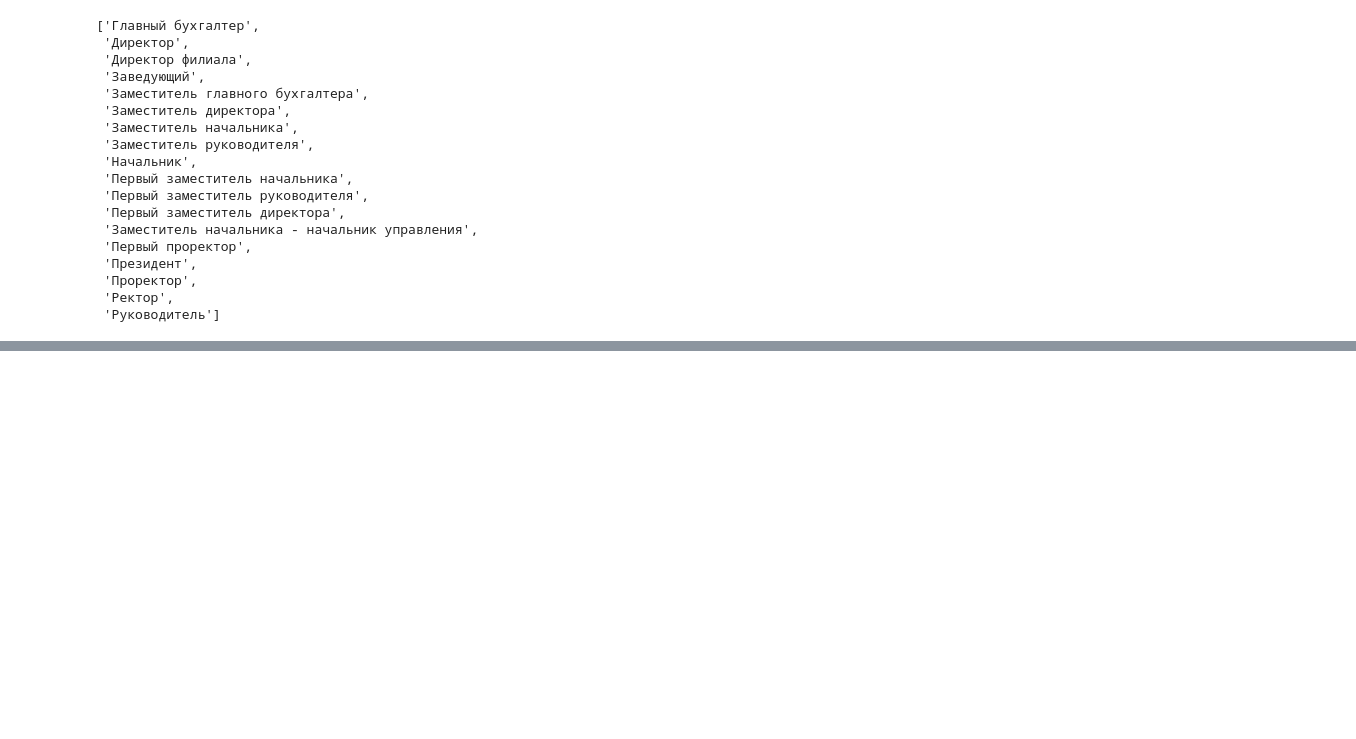
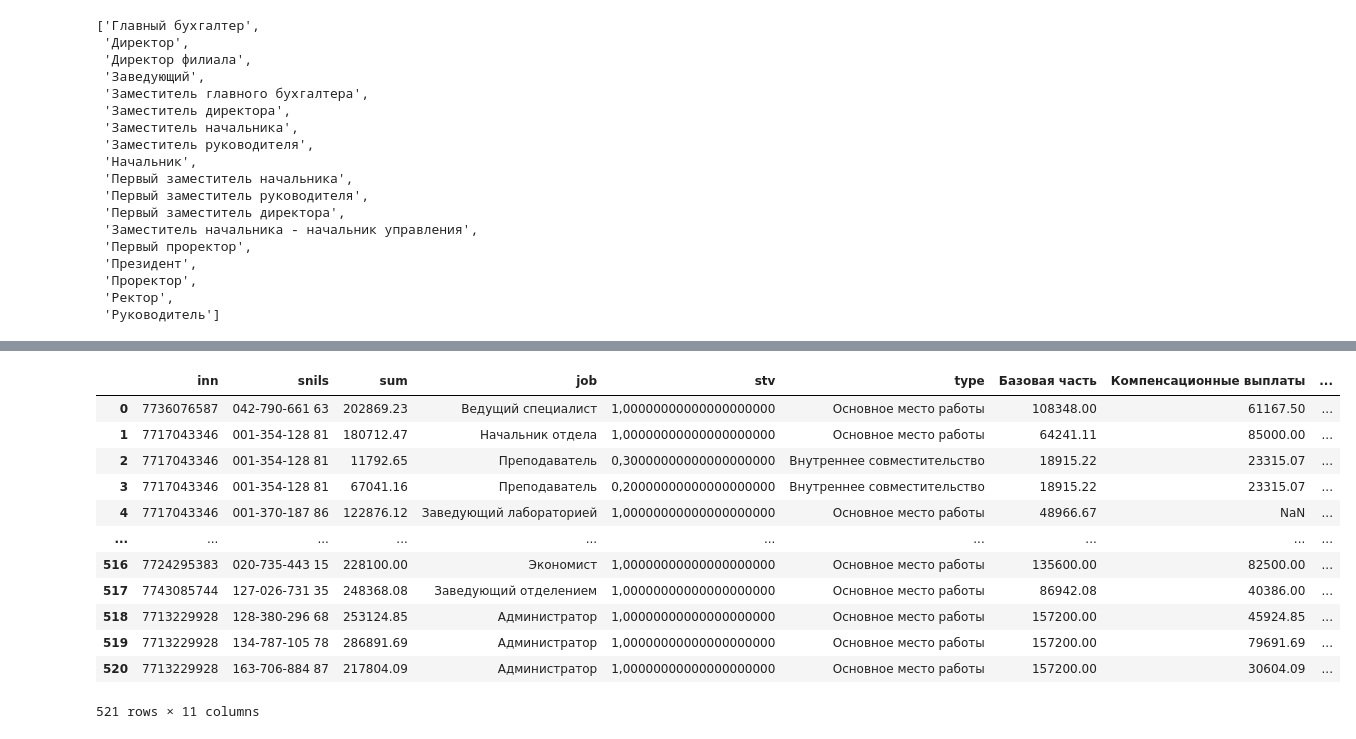
Before and after one commit to Mr-Maxraw/cfo-parser, a Jupyter notebook: counting/cnt_200+.ipynb, the cells around one changed output, grey strips where cells are left out. Drawn from its saved outputs; the diff is of its cells as text; code cells hidden in the pictures; blank space fills up the shorter version.

```diff
--- a/counting/cnt_200+.ipynb
+++ b/counting/cnt_200+.ipynb
@@ -114,0 +186,6 @@ aup
+# %%
+def matcher(row, look_up, name):
+    ans = process.extractOne(row[name], look_up, scorer=fuzz.WRatio, score_cutoff=60)
+    if ans:
+        return ans[0]
+    return ans
@@ -114,0 +212,5 @@ aup
+# %%
+namer = pd.DataFrame(int_nach_res['nach_name'].unique(), columns=['nach_name'])
+namer['new_name'] = namer.apply(lambda row: matcher(row, nach_grps['name'].to_list(), 'nach_name'), axis=1)
+namer.fillna('Не преведено', inplace=True)
+namer = pd.merge(namer, nach_grps, how='left', left_on='new_name', right_on='name').drop('name',axis=1).fillna('Не преведено')
@@ -114,0 +234,4 @@ aup
+# %%
+t_nach = pd.merge(int_nach_res, namer, how='left').drop(['nach_name', 'new_name'], axis=1).groupby(['inn', 'snils', 'nach_type', 'type']).sum().unstack()
+t_nach.columns = [i[1] for i in t_nach.columns]
+t_nach.reset_index(inplace=True)
@@ -114,0 +254,18 @@ aup
+# %%
+big_ans = pd.merge(int_full_res, t_nach, right_on=['inn', 'snils', 'nach_type'], left_on=['inn', 'snils', 'type'], how='left').drop('nach_type', axis=1)
+# %%
+big_ans
+# %% [output]
+|  | inn | snils | sum | job | stv | type | Базовая часть | Компенсационные выплаты | ... |
+| 0 | 7736076587 | 042-790-661 63 | 202869.23 | Ведущий специалист | 1,00000000000000000000 | Основное место работы | 108348.00 | 61167.50 | ... |
+| 1 | 7717043346 | 001-354-128 81 | 180712.47 | Начальник отдела | 1,00000000000000000000 | Основное место работы | 64241.11 | 85000.00 | ... |
+| 2 | 7717043346 | 001-354-128 81 | 11792.65 | Преподаватель | 0,30000000000000000000 | Внутреннее совместительство | 18915.22 | 23315.07 | ... |
+| 3 | 7717043346 | 001-354-128 81 | 67041.16 | Преподаватель | 0,20000000000000000000 | Внутреннее совместительство | 18915.22 | 23315.07 | ... |
+| 4 | 7717043346 | 001-370-187 86 | 122876.12 | Заведующий лабораторией | 1,00000000000000000000 | Основное место работы | 48966.67 | NaN | ... |
+| ... | ... | ... | ... | ... | ... | ... | ... | ... | ... |
+| 516 | 7724295383 | 020-735-443 15 | 228100.00 | Экономист | 1,00000000000000000000 | Основное место работы | 135600.00 | 82500.00 | ... |
+| 517 | 7743085744 | 127-026-731 35 | 248368.08 | Заведующий отделением | 1,00000000000000000000 | Основное место работы | 86942.08 | 40386.00 | ... |
+| 518 | 7713229928 | 128-380-296 68 | 253124.85 | Администратор | 1,00000000000000000000 | Основное место работы | 157200.00 | 45924.85 | ... |
+| 519 | 7713229928 | 134-787-105 78 | 286891.69 | Администратор | 1,00000000000000000000 | Основное место работы | 157200.00 | 79691.69 | ... |
+| 520 | 7713229928 | 163-706-884 87 | 217804.09 | Администратор | 1,00000000000000000000 | Основное место работы | 157200.00 | 30604.09 | ... |
+521 rows × 11 columns
```
Also changed, not shown: parts of 38 cells of this notebook.
